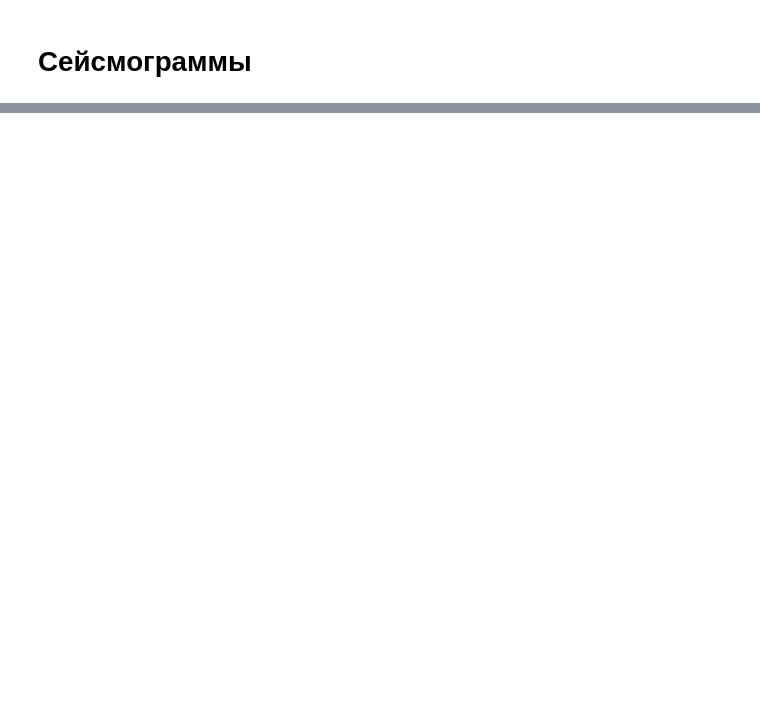
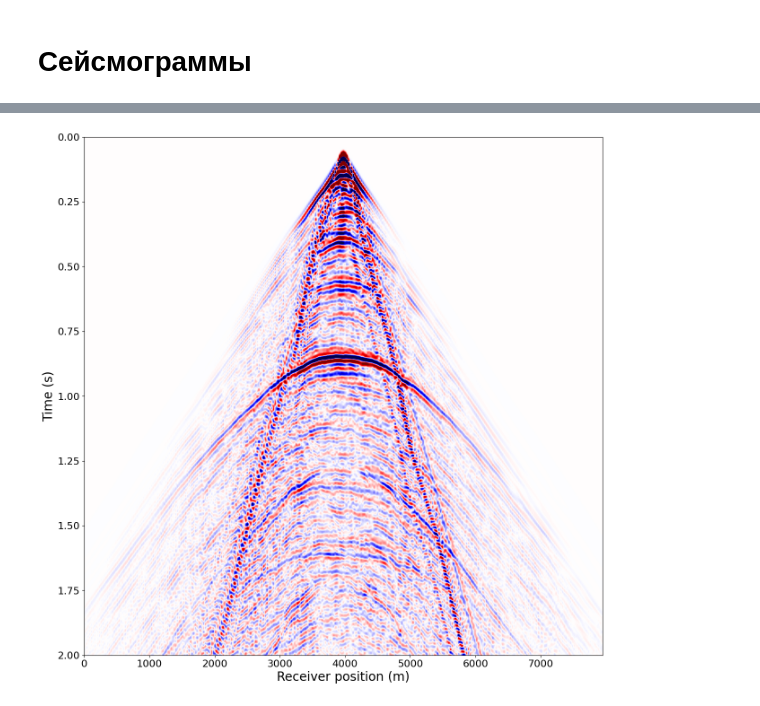
Before and after one commit to spaceswimmer/Seismic_modeling, a Jupyter notebook: 2d_vankor.ipynb, the cells around one changed output, grey strips where cells are left out. Cells and saved outputs as stored; diff of their text form; code cells hidden in the pictures; blank space fills up the shorter version.

```diff
--- a/2d_vankor.ipynb
+++ b/2d_vankor.ipynb
@@ -247,0 +268,4 @@ plt.show()
+# %%
+plot_seis_data(rec_coordinates=rec.coordinates.data,rec_data=rec.data, t0=t0, tn=tn)
+# %% [output]
+[figure, added]
```
Also changed, not shown: parts of 16 cells of this notebook, 7 other files.
